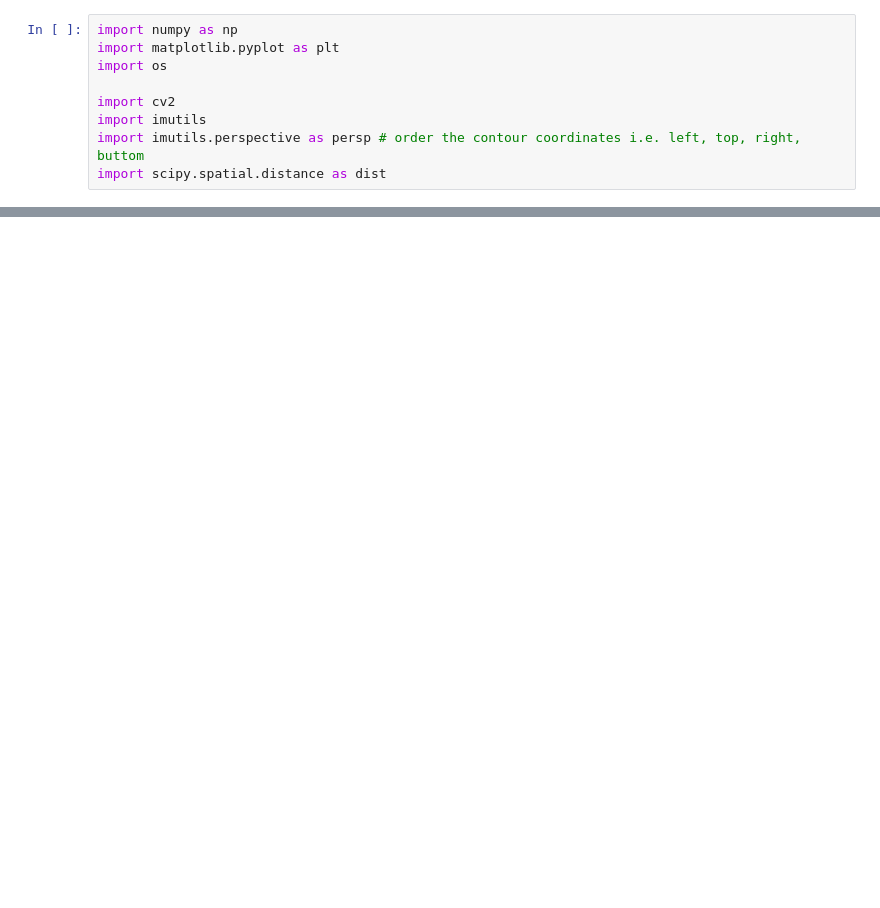
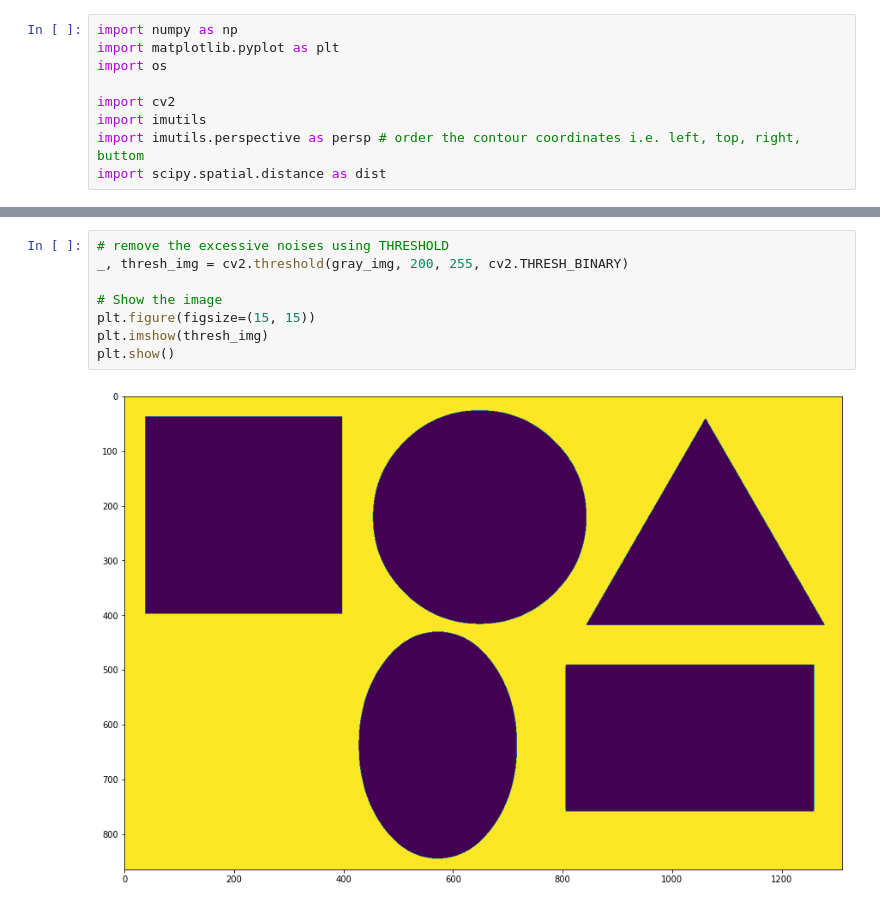
Before and after one commit to santochaoya/ICanDoJigsaw, a Jupyter notebook: research.ipynb, the cells around one changed output, grey strips where cells are left out. Drawn from its saved outputs; the diff is of its cells as text; blank space fills up the shorter version.

```diff
--- a/research.ipynb
+++ b/research.ipynb
@@ -38,0 +35,10 @@ rgb_img = cv2.cvtColor(img, cv2.COLOR_BAYER_BG2RGB)
+# %%
+# remove the excessive noises using THRESHOLD
+_, thresh_img = cv2.threshold(gray_img, 200, 255, cv2.THRESH_BINARY)
+
+# Show the image
+plt.figure(figsize=(15, 15))
+plt.imshow(thresh_img)
+plt.show()
+# %% [output]
+[figure, added]
```
Also changed, not shown: parts of 6 cells of this notebook, 5 other files.
